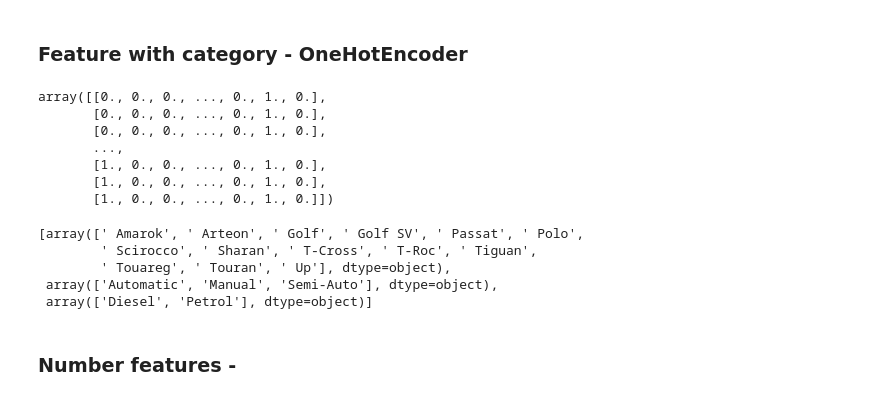
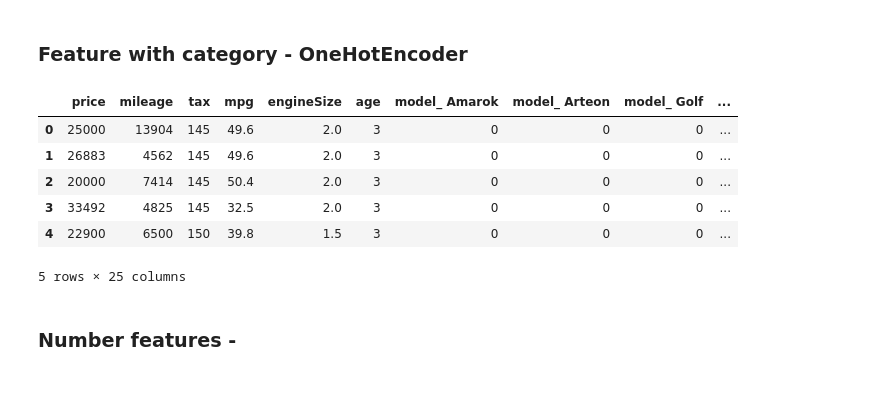
Before and after one commit to kai2128/DM_Assignment, a Jupyter notebook: code.ipynb, the cells around one changed output. Drawn from its saved outputs; the diff is of its cells as text; code cells hidden in the pictures.

```diff
--- a/code.ipynb
+++ b/code.ipynb
@@ -364,22 +361,13 @@ cat_columns = ['model', 'transmission', 'fuelType']
-# %%
-oneHotEncoder = OneHotEncoder()
-cat_features = oneHotEncoder.fit_transform(data[cat_columns]).toarray()
-cat_features
-# %% [output]
-array([[0., 0., 0., ..., 0., 1., 0.],
-       [0., 0., 0., ..., 0., 1., 0.],
-       [0., 0., 0., ..., 0., 1., 0.],
-       ...,
-       [1., 0., 0., ..., 0., 1., 0.],
-       [1., 0., 0., ..., 0., 1., 0.],
-       [1., 0., 0., ..., 0., 1., 0.]])
-# %%
-oneHotEncoder.categories_
-# %% [output]
-[array([' Amarok', ' Arteon', ' Golf', ' Golf SV', ' Passat', ' Polo',
-        ' Scirocco', ' Sharan', ' T-Cross', ' T-Roc', ' Tiguan',
-        ' Touareg', ' Touran', ' Up'], dtype=object),
- array(['Automatic', 'Manual', 'Semi-Auto'], dtype=object),
- array(['Diesel', 'Petrol'], dtype=object)]
+# %%
+data_encoded = pd.get_dummies(data)
+data_encoded.head()
+# %% [output]
+|  | price | mileage | tax | mpg | engineSize | age | model_ Amarok | model_ Arteon | model_ Golf | ... |
+| 0 | 25000 | 13904 | 145 | 49.6 | 2.0 | 3 | 0 | 0 | 0 | ... |
+| 1 | 26883 | 4562 | 145 | 49.6 | 2.0 | 3 | 0 | 0 | 0 | ... |
+| 2 | 20000 | 7414 | 145 | 50.4 | 2.0 | 3 | 0 | 0 | 0 | ... |
+| 3 | 33492 | 4825 | 145 | 32.5 | 2.0 | 3 | 0 | 0 | 0 | ... |
+| 4 | 22900 | 6500 | 150 | 39.8 | 1.5 | 3 | 0 | 0 | 0 | ... |
+5 rows × 25 columns
 # %% [markdown]
 ### Number features -
```
Also changed, not shown: parts of 24 cells of this notebook, 6 other files.
